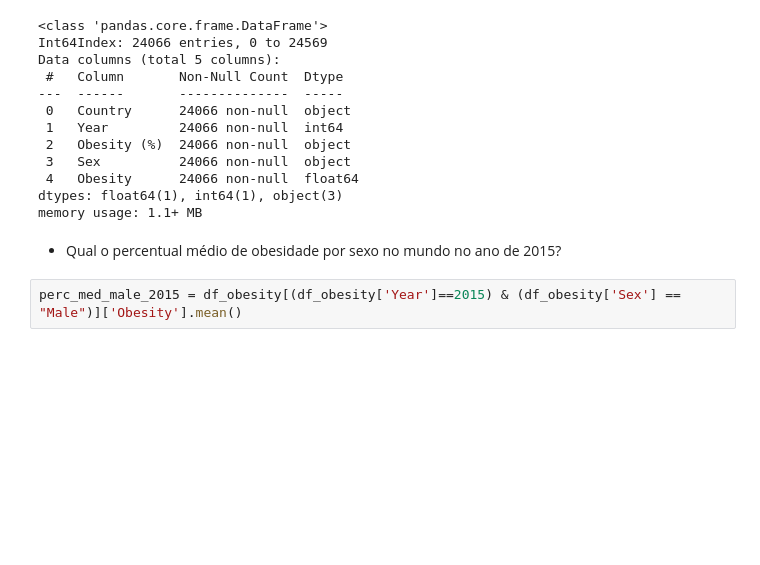
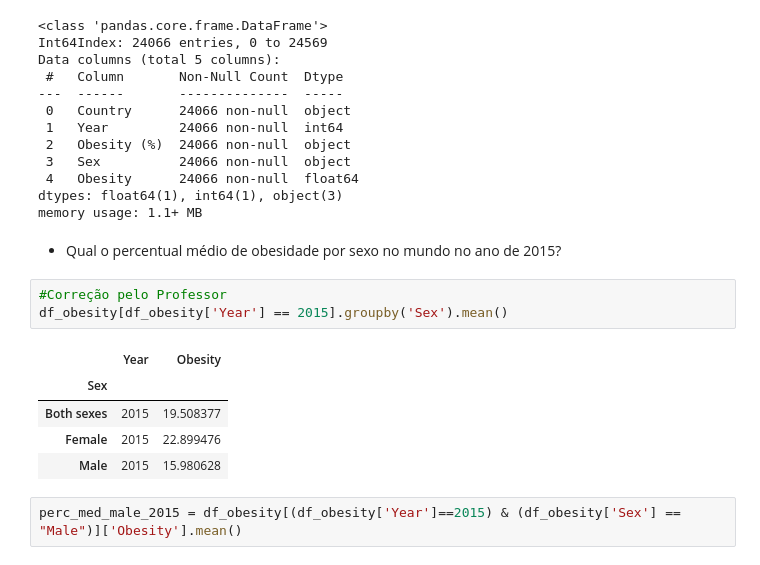
Before and after one commit to thiago-p-anjos/Estudando_Pandas, a Jupyter notebook: Projeto - Análise de dados.ipynb, the cells around one changed output. Drawn from its saved outputs; the diff is of its cells as text; blank space fills up the shorter version.

```diff
--- a/Projeto - Análise de dados.ipynb
+++ b/Projeto - Análise de dados.ipynb
@@ -138,6 +172,15 @@ dtypes: float64(1), int64(1), object(3)
 memory usage: 1.1+ MB
 # %% [markdown]
 - Qual o percentual médio de obesidade por sexo no mundo no ano de 2015?
+# %%
+#Correção pelo Professor
+df_obesity[df_obesity['Year'] == 2015].groupby('Sex').mean()
+# %% [output]
+|  | Year | Obesity |
+| Sex |  |  |
+| Both sexes | 2015 | 19.508377 |
+| Female | 2015 | 22.899476 |
+| Male | 2015 | 15.980628 |
 # %%
 perc_med_male_2015 = df_obesity[(df_obesity['Year']==2015) & (df_obesity['Sex'] == "Male")]['Obesity'].mean()
 # %%
```
Also changed, not shown: parts of 29 cells of this notebook.
